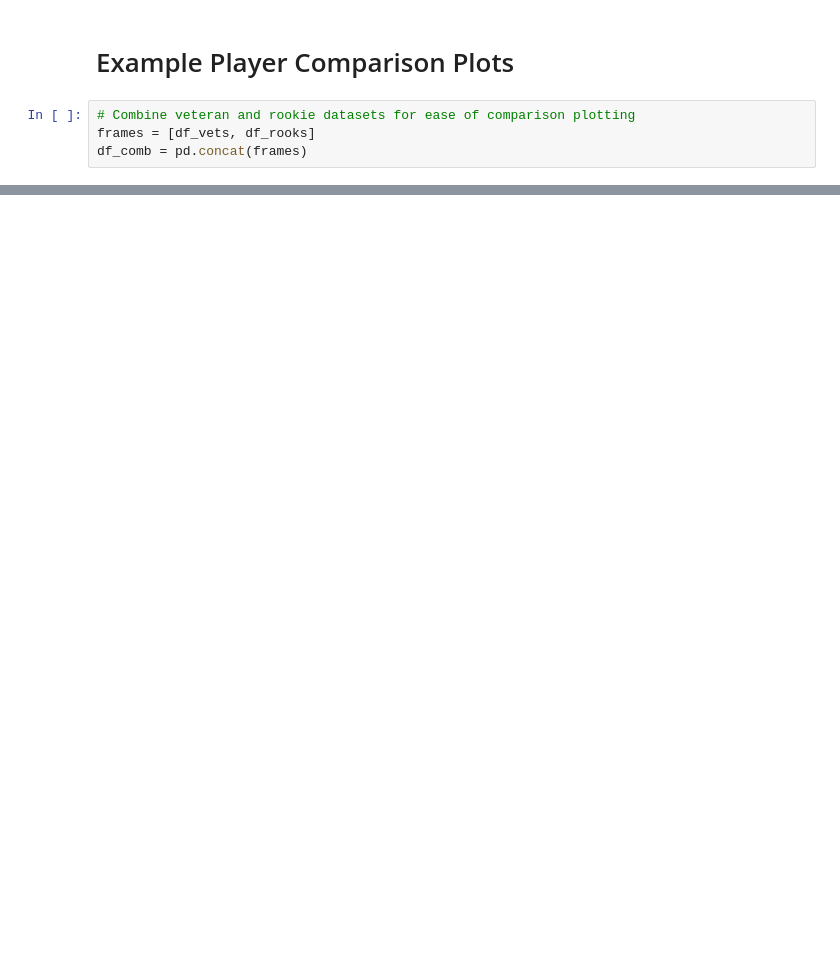
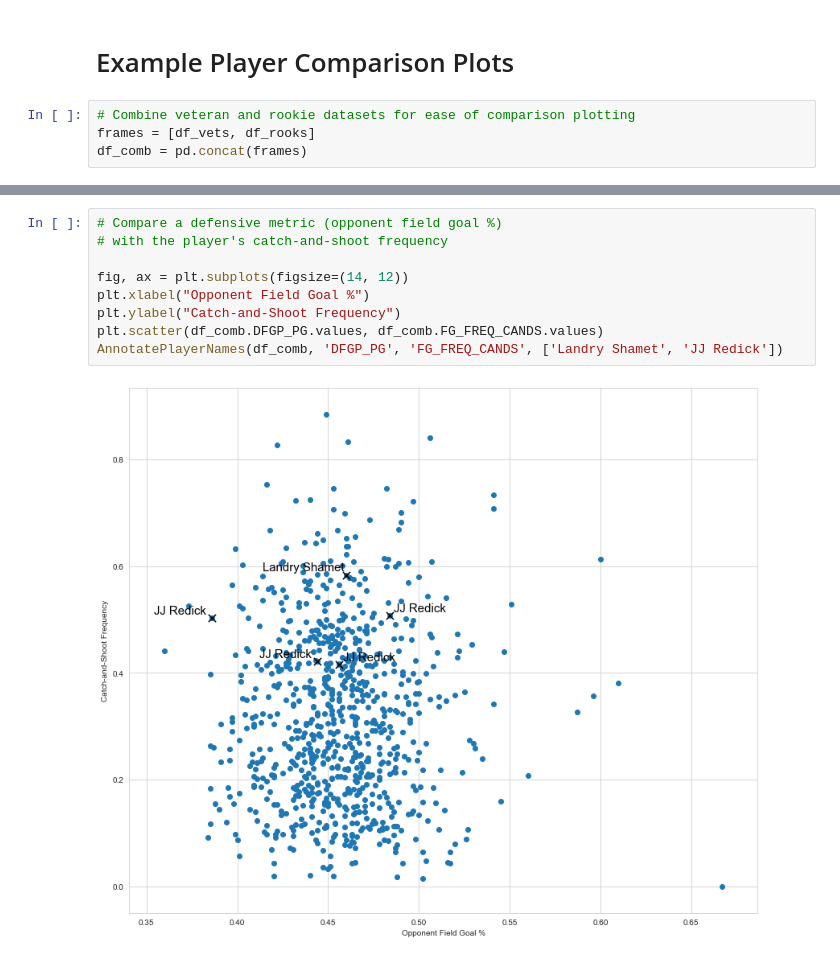
Before and after one commit to jecutter/nba-data-models, a Jupyter notebook: Data_Modeling/Player_Comparison_Analysis.ipynb, the cells around one changed output, grey strips where cells are left out. Saved outputs shown, nothing was run; the diff lists cells and outputs as text; blank space fills up the shorter version.

```diff
--- a/Data_Modeling/Player_Comparison_Analysis.ipynb
+++ b/Data_Modeling/Player_Comparison_Analysis.ipynb
@@ -264,0 +248,11 @@ for i, txt in enumerate(df_comb.name.values):
+# %%
+# Compare a defensive metric (opponent field goal %)
+# with the player's catch-and-shoot frequency
+
+fig, ax = plt.subplots(figsize=(14, 12))
+plt.xlabel("Opponent Field Goal %")
+plt.ylabel("Catch-and-Shoot Frequency")
+plt.scatter(df_comb.DFGP_PG.values, df_comb.FG_FREQ_CANDS.values)
+AnnotatePlayerNames(df_comb, 'DFGP_PG', 'FG_FREQ_CANDS', ['Landry Shamet', 'JJ Redick'])
+# %% [output]
+[figure, added]
```
Also changed, not shown: parts of 14 cells of this notebook, 2 other files.
